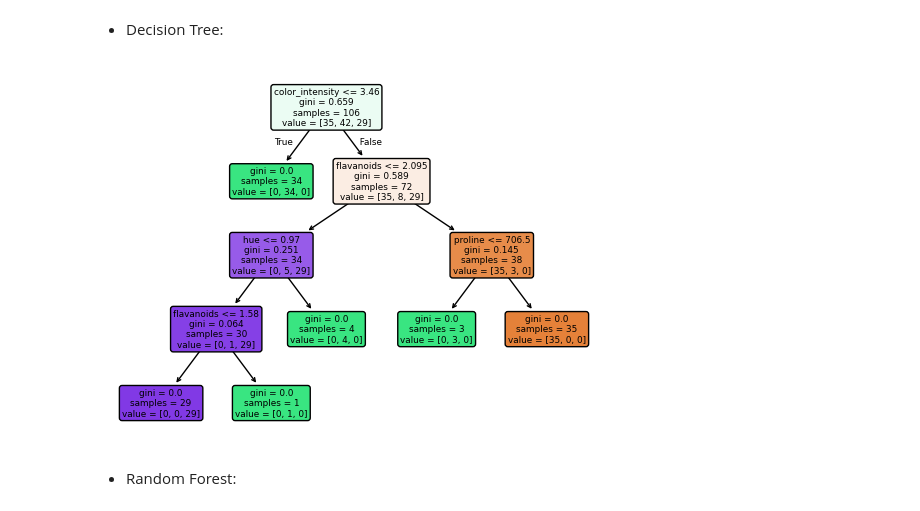
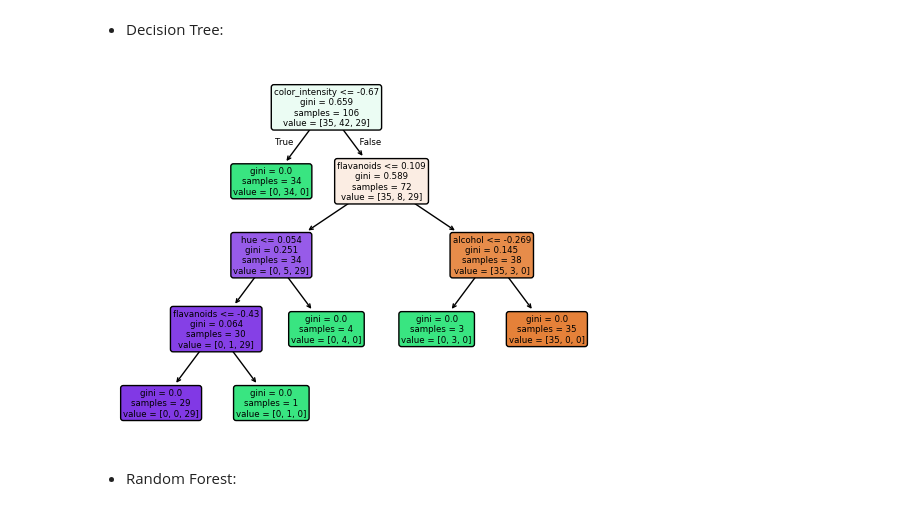
Before and after one commit to nadupoy/Cyber-Shujaa---Classification-Models, a Jupyter notebook: classification_models.ipynb, the cells around one changed output. Drawn from its saved outputs; the diff is of its cells as text; code cells hidden in the pictures.

```diff
--- a/classification_models.ipynb
+++ b/classification_models.ipynb
@@ -619,17 +619,17 @@ LogisticRegression(max_iter=1000)
 # %%
 # Apply the Decision Tree model (all data has to be numerical):
 decision_tree = tree.DecisionTreeClassifier()
-decision_tree = decision_tree.fit(X_train, y_train)
+decision_tree = decision_tree.fit(X_train_scaled, y_train)
 
 tree.plot_tree(
     decision_tree,
     feature_names=X.columns.tolist(),
     filled=True,                         # Optional: adds colour for clarity
     rounded=True                         # Optional: rounds box corners
 )
 plt.show()
 # %% [output]
-[figure, old version]
+[figure, new version]
 # %% [markdown]
 - Random Forest:
 # %%
```
Also changed, not shown: parts of 17 cells of this notebook.
